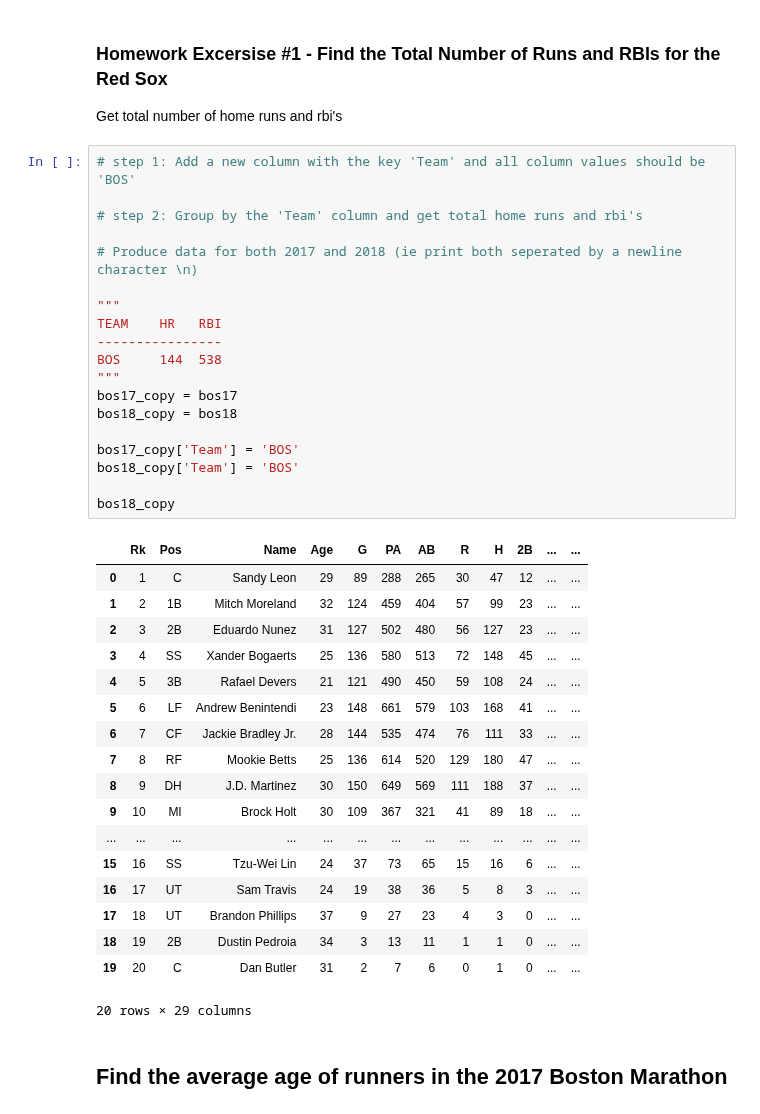
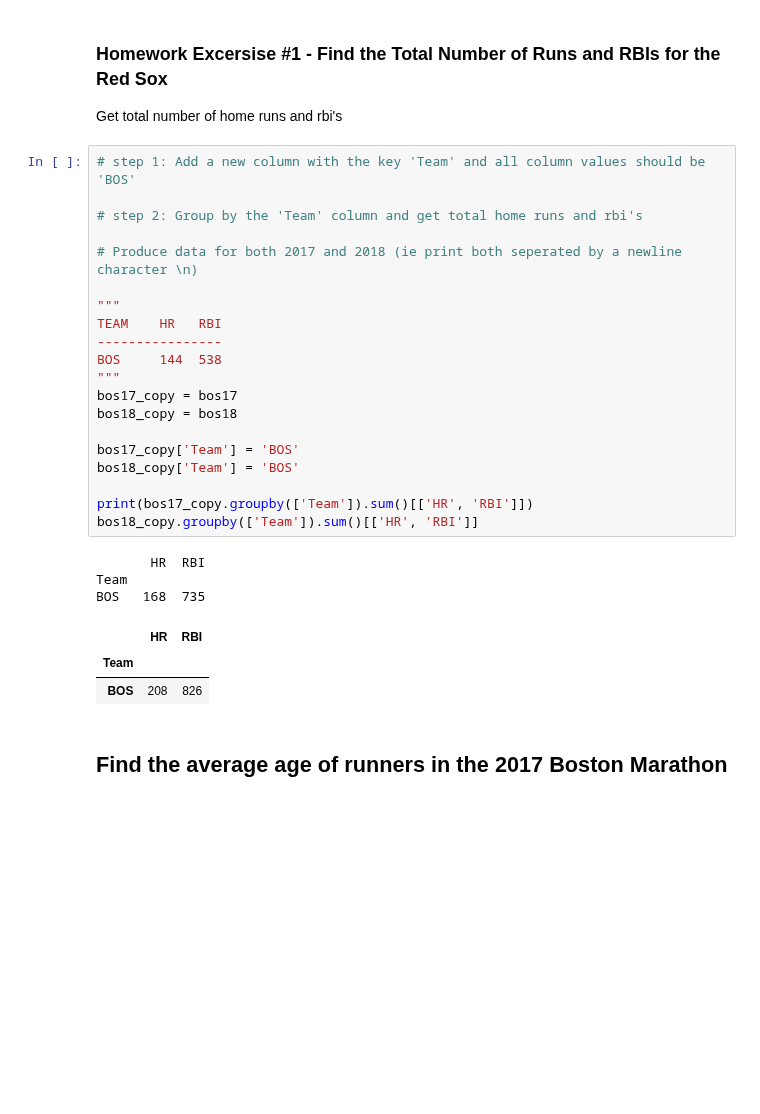
Before and after one commit to somas1/CT, a Jupyter notebook: Pandas/Pandas_Walkthrough_Student_Copy.ipynb, the cells around one changed output. Cells and saved outputs as stored; diff of their text form; blank space fills up the shorter version.

```diff
--- a/Pandas/Pandas_Walkthrough_Student_Copy.ipynb
+++ b/Pandas/Pandas_Walkthrough_Student_Copy.ipynb
@@ -868,40 +868,29 @@ customers_copy.to_csv('customers.csv')
 # %%
 # step 1: Add a new column with the key 'Team' and all column values should be 'BOS'
 
 # step 2: Group by the 'Team' column and get total home runs and rbi's
 
 # Produce data for both 2017 and 2018 (ie print both seperated by a newline character \n)
 
 """
 TEAM    HR   RBI
 ----------------
 BOS     144  538
 """
 bos17_copy = bos17
 bos18_copy = bos18
 
 bos17_copy['Team'] = 'BOS'
 bos18_copy['Team'] = 'BOS'
 
-bos18_copy
+print(bos17_copy.groupby(['Team']).sum()[['HR', 'RBI']])
+bos18_copy.groupby(['Team']).sum()[['HR', 'RBI']]
 # %% [output]
+       HR  RBI
+Team
+BOS   168  735
-|  | Rk | Pos | Name | Age | G | PA | AB | R | H | 2B | ... | ... |
-| 0 | 1 | C | Sandy Leon | 29 | 89 | 288 | 265 | 30 | 47 | 12 | ... | ... |
-| 1 | 2 | 1B | Mitch Moreland | 32 | 124 | 459 | 404 | 57 | 99 | 23 | ... | ... |
-| 2 | 3 | 2B | Eduardo Nunez | 31 | 127 | 502 | 480 | 56 | 127 | 23 | ... | ... |
-| 3 | 4 | SS | Xander Bogaerts | 25 | 136 | 580 | 513 | 72 | 148 | 45 | ... | ... |
-| 4 | 5 | 3B | Rafael Devers | 21 | 121 | 490 | 450 | 59 | 108 | 24 | ... | ... |
-| 5 | 6 | LF | Andrew Benintendi | 23 | 148 | 661 | 579 | 103 | 168 | 41 | ... | ... |
-| 6 | 7 | CF | Jackie Bradley Jr. | 28 | 144 | 535 | 474 | 76 | 111 | 33 | ... | ... |
-| 7 | 8 | RF | Mookie Betts | 25 | 136 | 614 | 520 | 129 | 180 | 47 | ... | ... |
-| 8 | 9 | DH | J.D. Martinez | 30 | 150 | 649 | 569 | 111 | 188 | 37 | ... | ... |
-| 9 | 10 | MI | Brock Holt | 30 | 109 | 367 | 321 | 41 | 89 | 18 | ... | ... |
-| ... | ... | ... | ... | ... | ... | ... | ... | ... | ... | ... | ... | ... |
-| 15 | 16 | SS | Tzu-Wei Lin | 24 | 37 | 73 | 65 | 15 | 16 | 6 | ... | ... |
-| 16 | 17 | UT | Sam Travis | 24 | 19 | 38 | 36 | 5 | 8 | 3 | ... | ... |
-| 17 | 18 | UT | Brandon Phillips | 37 | 9 | 27 | 23 | 4 | 3 | 0 | ... | ... |
-| 18 | 19 | 2B | Dustin Pedroia | 34 | 3 | 13 | 11 | 1 | 1 | 0 | ... | ... |
-| 19 | 20 | C | Dan Butler | 31 | 2 | 7 | 6 | 0 | 1 | 0 | ... | ... |
+|  | HR | RBI |
+| Team |  |  |
+| BOS | 208 | 826 |
-20 rows × 29 columns
 # %% [markdown]
 ## Find the average age of runners in the 2017 Boston Marathon
```
